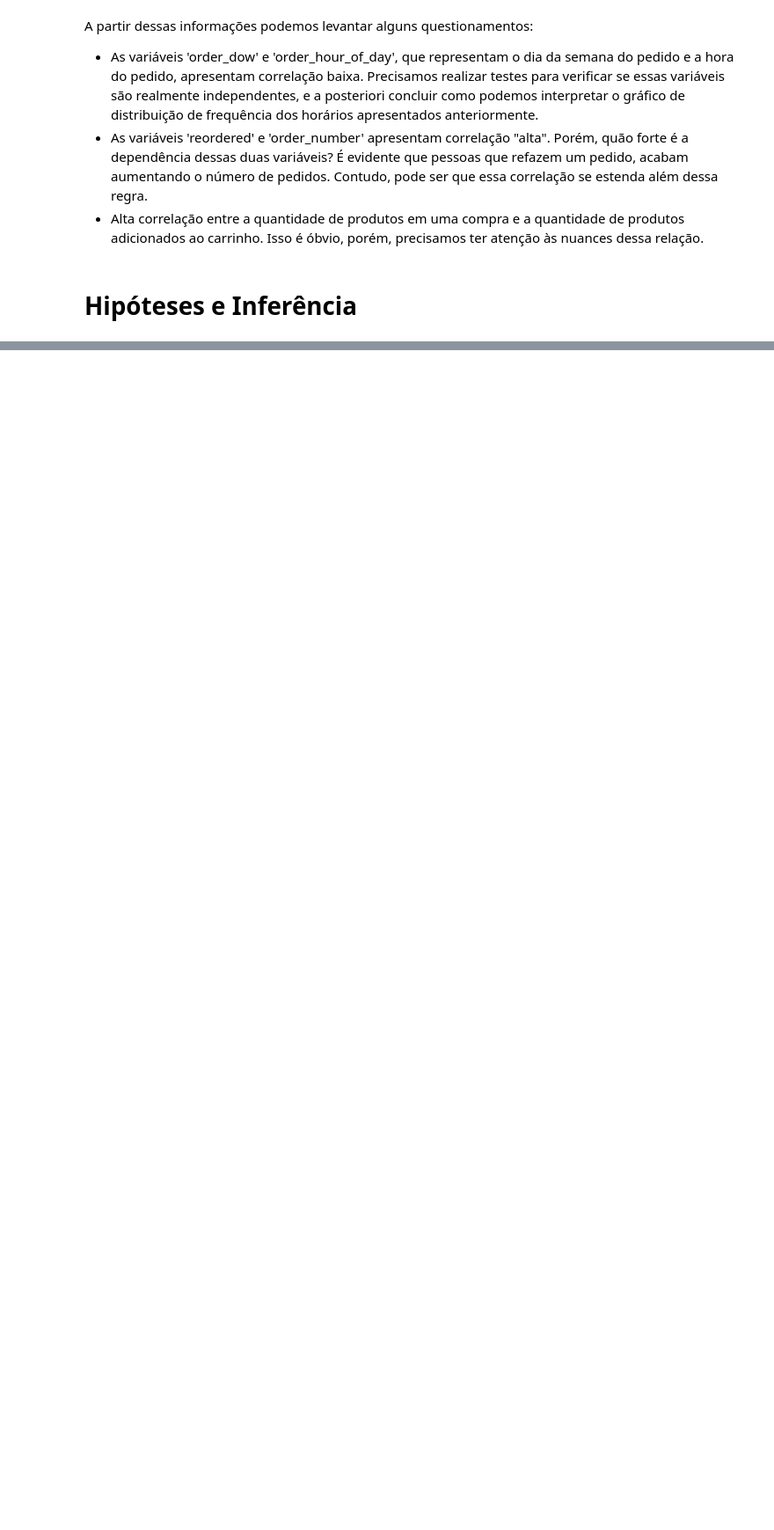
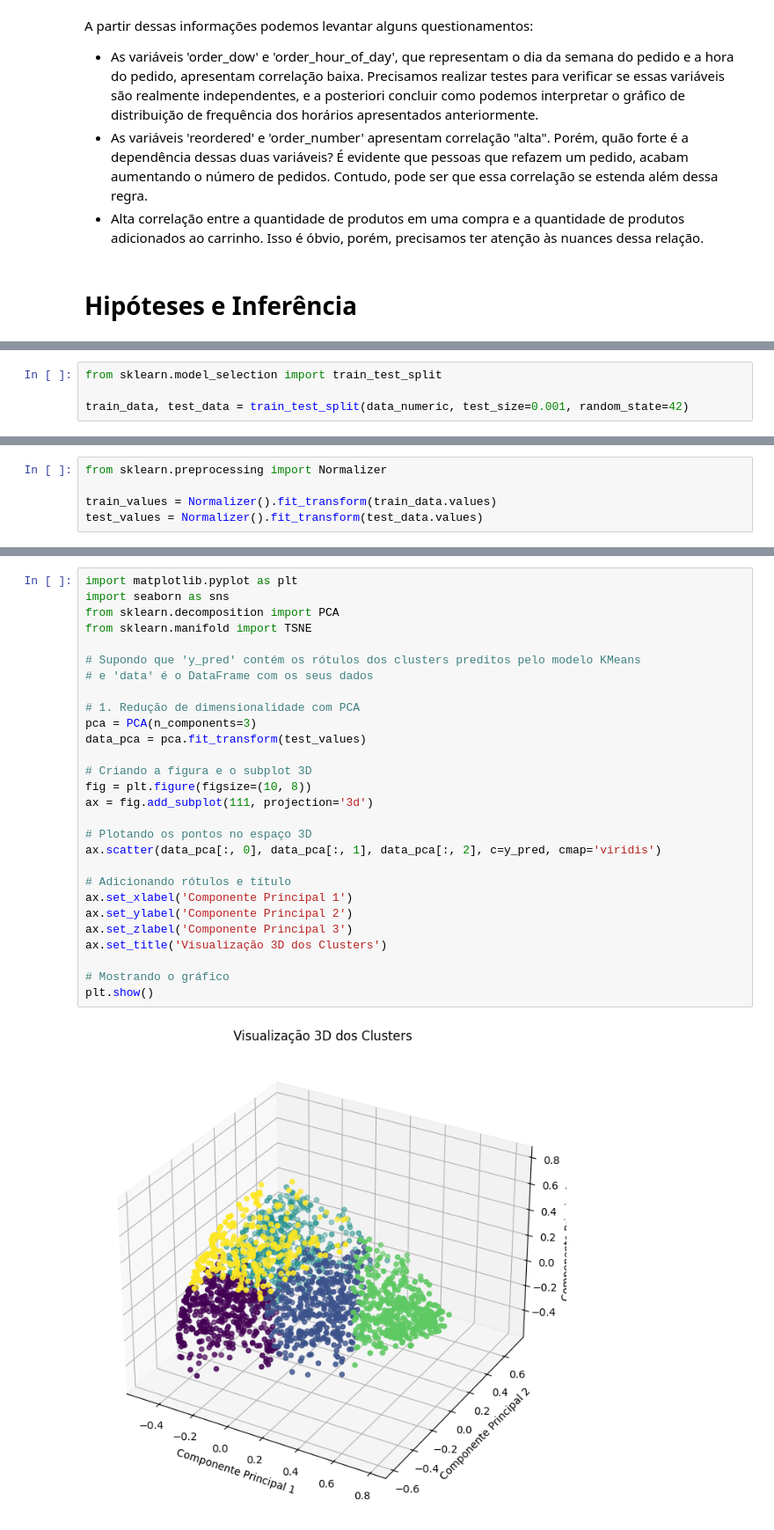
Before and after one commit to cauaedm/supermarket_history_analysis, a Jupyter notebook: notebooks/eda-supermarket-users-history.ipynb, the cells around one changed output, grey strips where cells are left out. Shown: that part at 88% size. Drawn from its saved outputs; the diff is of its cells as text; blank space fills up the shorter version.

```diff
--- a/notebooks/eda-supermarket-users-history.ipynb
+++ b/notebooks/eda-supermarket-users-history.ipynb
@@ -221,0 +235,4 @@ A partir dessas informações podemos levantar alguns questionamentos:
+# %%
+from sklearn.model_selection import train_test_split
+
+train_data, test_data = train_test_split(data_numeric, test_size=0.001, random_state=42)
@@ -221,0 +255,5 @@ A partir dessas informações podemos levantar alguns questionamentos:
+# %%
+from sklearn.preprocessing import Normalizer
+
+train_values = Normalizer().fit_transform(train_data.values)
+test_values = Normalizer().fit_transform(test_data.values)
@@ -221,0 +304,30 @@ A partir dessas informações podemos levantar alguns questionamentos:
+# %%
+import matplotlib.pyplot as plt
+import seaborn as sns
+from sklearn.decomposition import PCA
+from sklearn.manifold import TSNE
+
+# Supondo que 'y_pred' contém os rótulos dos clusters preditos pelo modelo KMeans
+# e 'data' é o DataFrame com os seus dados
+
+# 1. Redução de dimensionalidade com PCA
+pca = PCA(n_components=3)
+data_pca = pca.fit_transform(test_values)
+
+# Criando a figura e o subplot 3D
+fig = plt.figure(figsize=(10, 8))
+ax = fig.add_subplot(111, projection='3d')
+
+# Plotando os pontos no espaço 3D
+ax.scatter(data_pca[:, 0], data_pca[:, 1], data_pca[:, 2], c=y_pred, cmap='viridis')
+
+# Adicionando rótulos e título
+ax.set_xlabel('Componente Principal 1')
+ax.set_ylabel('Componente Principal 2')
+ax.set_zlabel('Componente Principal 3')
+ax.set_title('Visualização 3D dos Clusters')
+
+# Mostrando o gráfico
+plt.show()
+# %% [output]
+[figure, added]
```
Also changed, not shown: parts of 8 cells of this notebook, 5 other files.
